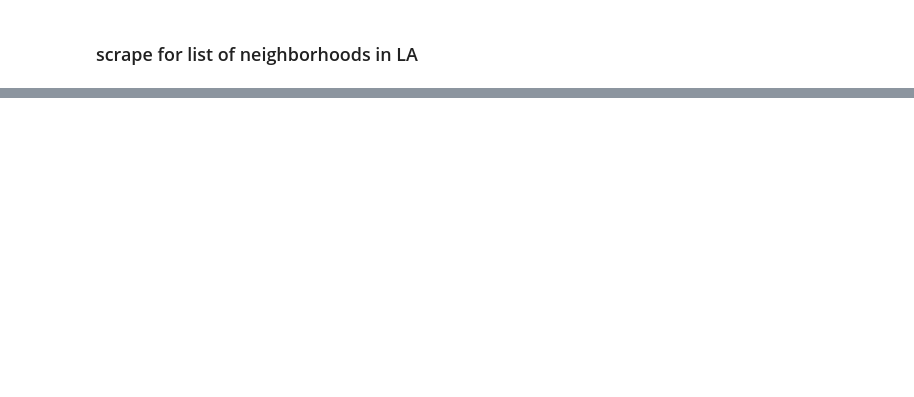
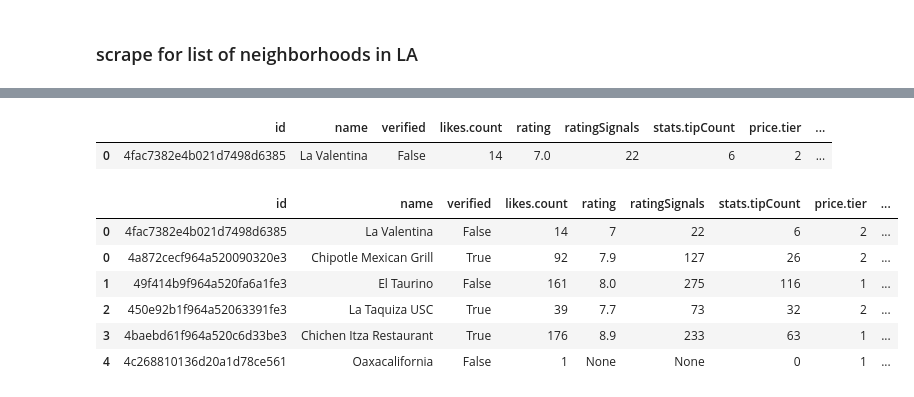
Before and after one commit to undeadcycle/applied_data_science_capstone, a Jupyter notebook: Business_Market_Analysis.ipynb, the cells around one changed output, grey strips where cells are left out. Cells and saved outputs as stored; diff of their text form; code cells hidden in the pictures; blank space fills up the shorter version.

```diff
--- a/Business_Market_Analysis.ipynb
+++ b/Business_Market_Analysis.ipynb
@@ -210,0 +613,16 @@ ___
+# %%
+dfxx = dfx[[
+            'id',
+            'name',
+            'verified',
+            'likes.count',
+            'rating',
+            'ratingSignals',
+            'stats.tipCount',
+            'price.tier',
+            'price.message',
+            'createdAt',
+            'contact.formattedPhone',
+            'location.address',
+            'url',
+            ]]
@@ -210,0 +641,13 @@ ___
+# %%
+urlx = 'https://api.foursquare.com/v2/venues/{}/similar?client_id={}&client_secret={}&oauth_token={}&v={}'.format(
+    venue_id,
+    CLIENT_ID,
+    CLIENT_SECRET,
+    ACCESS_TOKEN,
+    VERSION
+    )
+resultx = requests.get(urlx).json()
+# %%
+# resultx['response']['similarVenues']['items']
+similar = pd.json_normalize(resultx['response']['similarVenues']['items'])
+similar
@@ -210,0 +774,19 @@ ___
+# %%
+sim_ven = pd.DataFrame(similar_venues)
+sim_ven.columns = ['id','name','verified','likes.count','rating','ratingSignals','stats.tipCount','price.tier','price.message','createdAt','contact.formattedPhone','location.address','url']
+# %%
+dfxx
+# %% [output]
+|  | id | name | verified | likes.count | rating | ratingSignals | stats.tipCount | price.tier | ... |
+| 0 | 4fac7382e4b021d7498d6385 | La Valentina | False | 14 | 7.0 | 22 | 6 | 2 | ... |
+# %%
+dfxxx = dfxx.append(sim_ven)
+dfxxx
+# %% [output]
+|  | id | name | verified | likes.count | rating | ratingSignals | stats.tipCount | price.tier | ... |
+| 0 | 4fac7382e4b021d7498d6385 | La Valentina | False | 14 | 7 | 22 | 6 | 2 | ... |
+| 0 | 4a872cecf964a520090320e3 | Chipotle Mexican Grill | True | 92 | 7.9 | 127 | 26 | 2 | ... |
+| 1 | 49f414b9f964a520fa6a1fe3 | El Taurino | False | 161 | 8.0 | 275 | 116 | 1 | ... |
+| 2 | 450e92b1f964a52063391fe3 | La Taquiza USC | True | 39 | 7.7 | 73 | 32 | 2 | ... |
+| 3 | 4baebd61f964a520c6d33be3 | Chichen Itza Restaurant | True | 176 | 8.9 | 233 | 63 | 1 | ... |
+| 4 | 4c268810136d20a1d78ce561 | Oaxacalifornia | False | 1 | None | None | 0 | 1 | ... |
```
Also changed, not shown: parts of 145 cells of this notebook.
